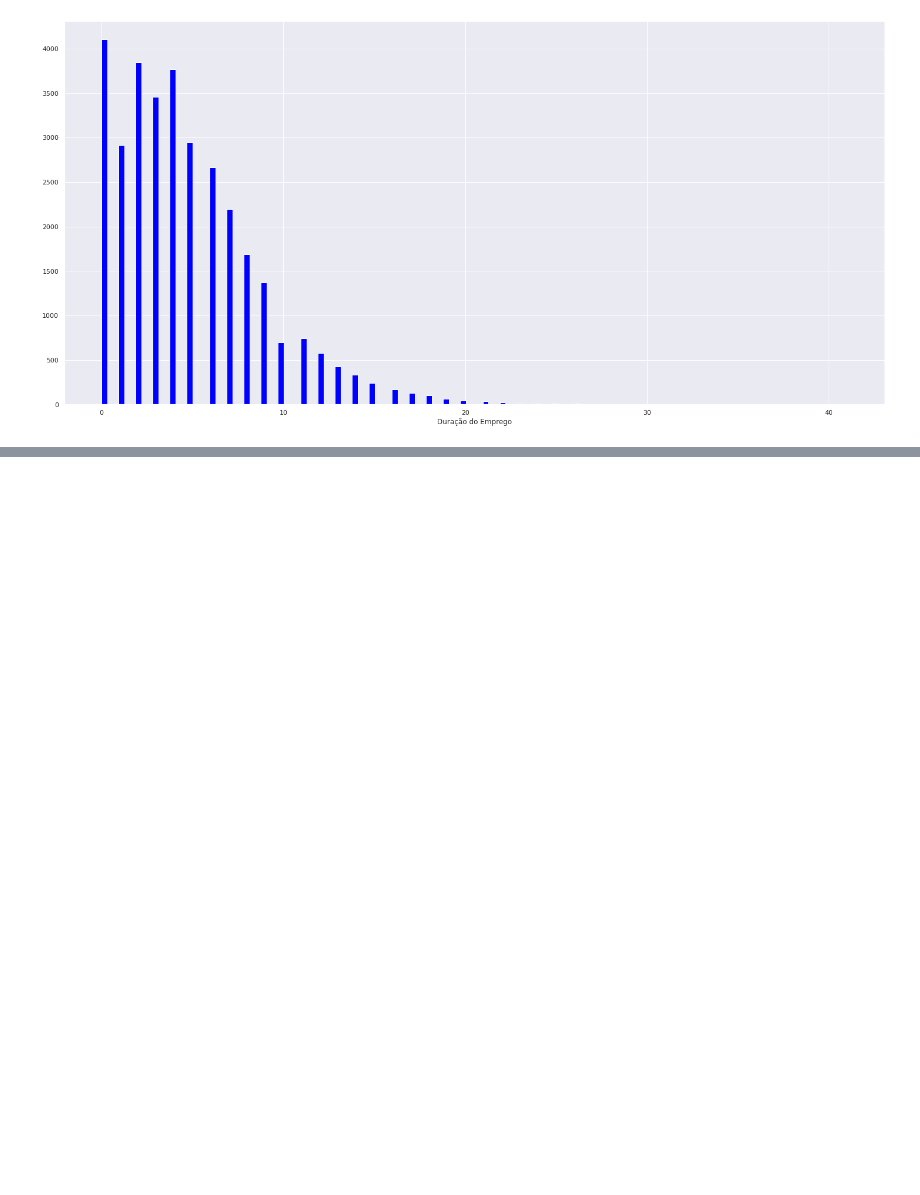
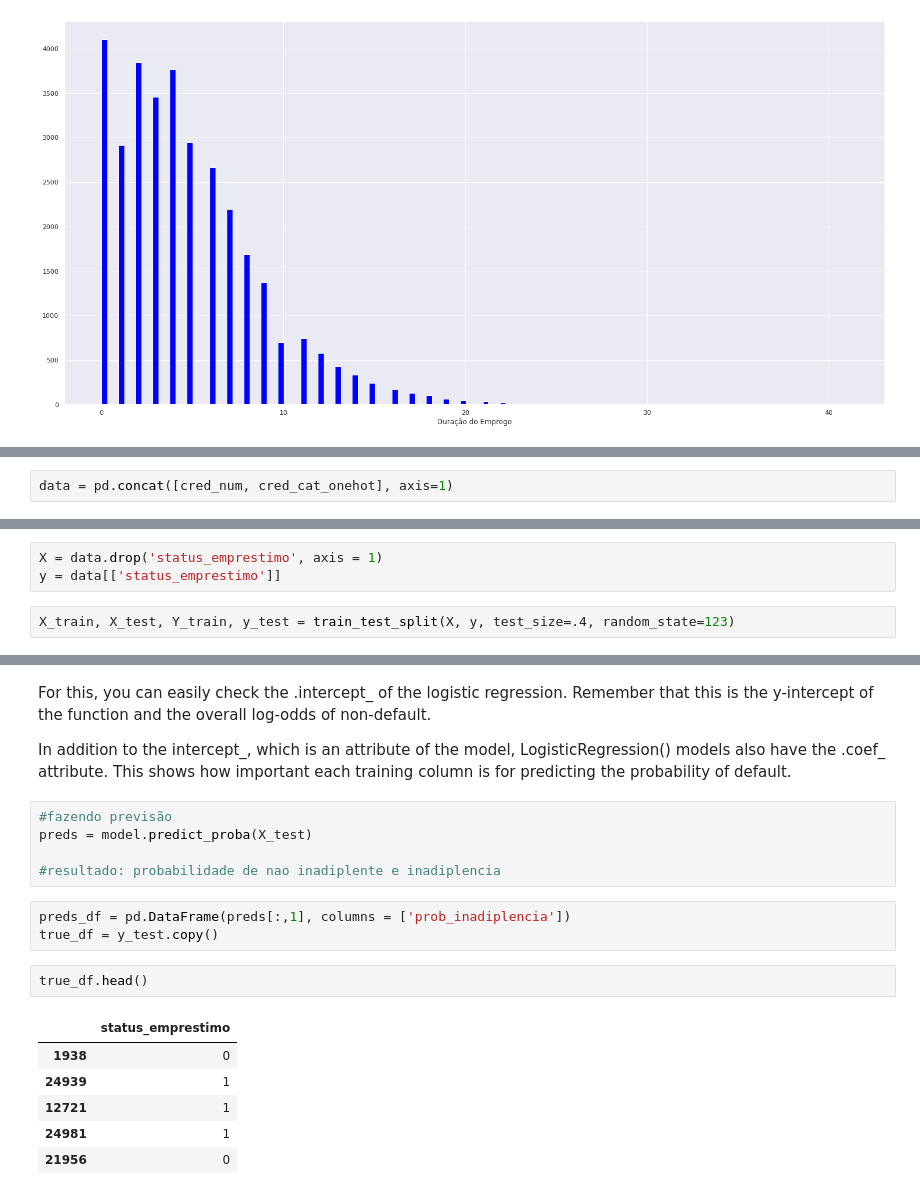
Before and after one commit to alexhenriquepineda/Credit-Risk, a Jupyter notebook: ciclo01.ipynb, the cells around one changed output, grey strips where cells are left out. Saved outputs shown, nothing was run; the diff lists cells and outputs as text; blank space fills up the shorter version.

```diff
--- a/ciclo01.ipynb
+++ b/ciclo01.ipynb
@@ -236,0 +257,2 @@ plt.show()
+# %%
+data = pd.concat([cred_num, cred_cat_onehot], axis=1)
@@ -236,0 +263,5 @@ plt.show()
+# %%
+X = data.drop('status_emprestimo', axis = 1)
+y = data[['status_emprestimo']]
+# %%
+X_train, X_test, Y_train, y_test = train_test_split(X, y, test_size=.4, random_state=123)
@@ -236,0 +314,21 @@ plt.show()
+# %% [markdown]
+For this, you can easily check the .intercept_ of the logistic regression. Remember that this is the y-intercept of the function and the overall log-odds of non-default.
+
+In addition to the intercept_, which is an attribute of the model, LogisticRegression() models also have the .coef_ attribute. This shows how important each training column is for predicting the probability of default.
+# %%
+#fazendo previsão
+preds = model.predict_proba(X_test)
+
+#resultado: probabilidade de nao inadiplente e inadiplencia
+# %%
+preds_df = pd.DataFrame(preds[:,1], columns = ['prob_inadiplencia'])
+true_df = y_test.copy()
+# %%
+true_df.head()
+# %% [output]
+|  | status_emprestimo |
+| 1938 | 0 |
+| 24939 | 1 |
+| 12721 | 1 |
+| 24981 | 1 |
+| 21956 | 0 |
```
Also changed, not shown: parts of 39 cells of this notebook.
